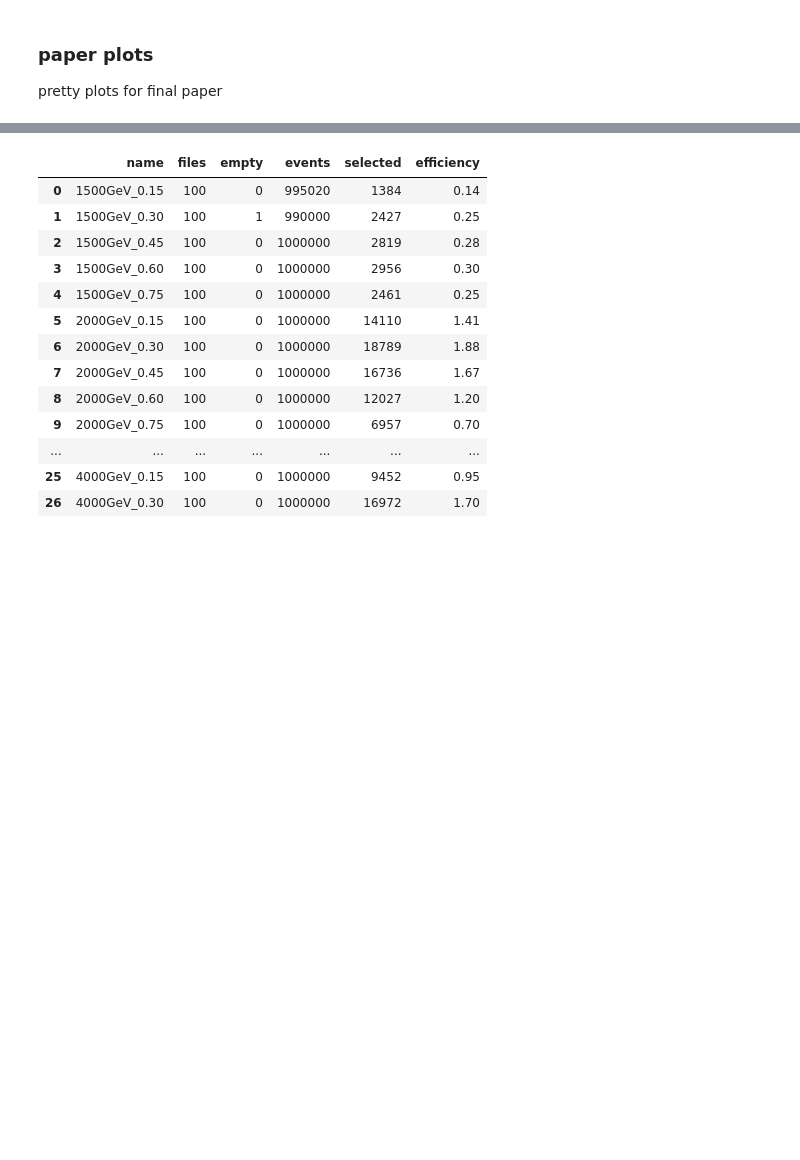
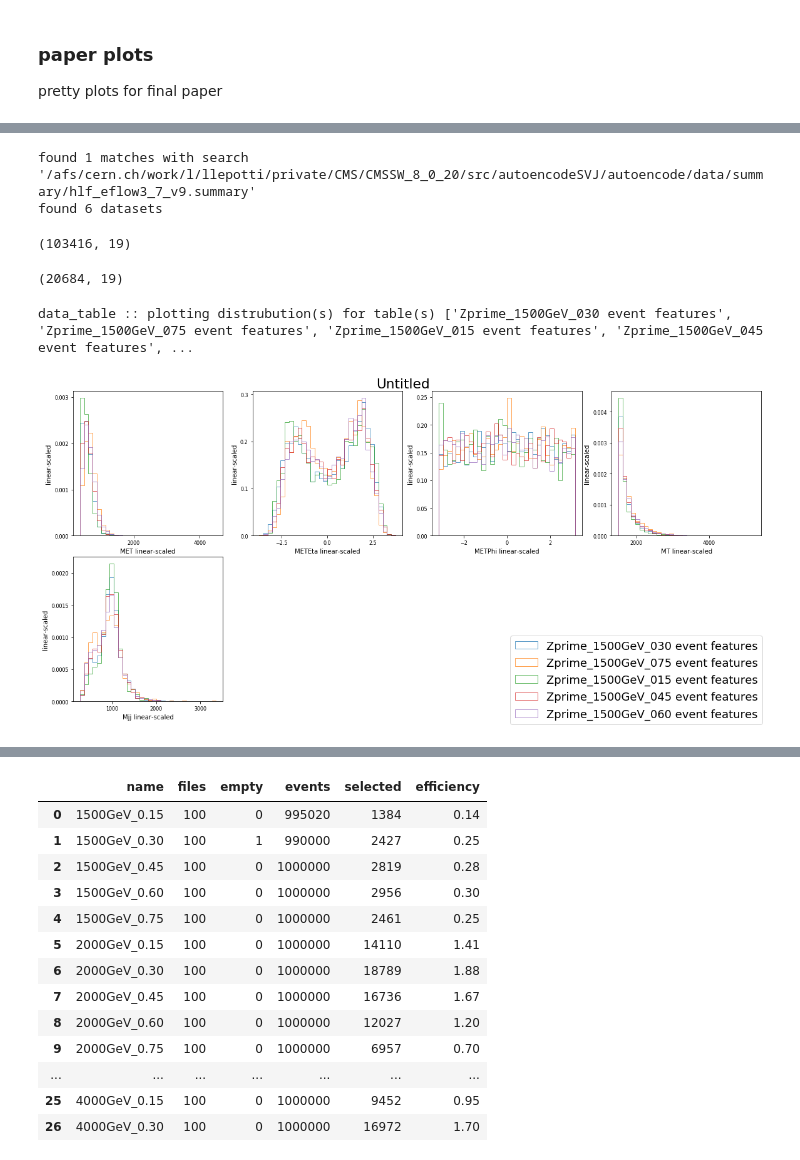
Before and after one commit to luclepot/SVJ, a Jupyter notebook: plots.ipynb, the cells around one changed output, grey strips where cells are left out. Saved outputs shown, nothing was run; the diff lists cells and outputs as text; code cells hidden in the pictures; blank space fills up the shorter version.

```diff
--- a/plots.ipynb
+++ b/plots.ipynb
@@ -16,0 +118,42 @@ plt.show()
+# %%
+%run autoencode/module/autoencodeSVJ/evaluate.py
+
+def ae_load(name):
+    sd = utils.load_summary(utils.summary_by_name(name))
+
+    (eflow,
+     hlf,
+     hlf_to_drop,
+     eflow_base,
+     seed,
+     qcd_path,
+     test_split) = [sd[k] for k in ['eflow', 'hlf', 'hlf_to_drop', 'eflow_base', 'seed', 'qcd_path', 'test_split']]
+
+    d = data_holder(
+        QCD=qcd_path,
+        **{os.path.basename(p): '{}/base_{}/*.h5'.format(p, eflow_base) for p in glob.glob('data/all_signals/*') if p.split('/')[-1].startswith('1500')}
+    )
+
+    d.load()
+
+    return d
+
+d = ae_load('hlf_eflow3_7_v9')
+# # d = data_holder(
+# #     QCD='data/background/base_3/*.h5',
+#     **{os.path.basename(p): '{}/base_3/*.h5'.format(p) for p in glob.glob('data/all_signals/*') if p.split('/')[-1].startswith('1500')}
+# )
+# d.load()
+
+# d.QCD.data = d.QCD
+# %% [output]
+found 1 matches with search '/afs/cern.ch/work/l/llepotti/private/CMS/CMSSW_8_0_20/src/autoencodeSVJ/autoencode/data/summary/hlf_eflow3_7_v9.summary'
+found 6 datasets
+# %%
+d.QCD.data.shape
+# %% [output]
+(103416, 19)
+# %%
+# d.Zprime_1500GeV_015._load()
+# d.QCD._load()
+d.load()
@@ -16,0 +162,9 @@ plt.show()
+# %%
+test.shape
+# %% [output]
+(20684, 19)
+# %%
+d.get('event')[0].plot(d.get('event')[1:], normed=1)
+# %% [output]
+data_table :: plotting distrubution(s) for table(s) ['Zprime_1500GeV_030 event features', 'Zprime_1500GeV_075 event features', 'Zprime_1500GeV_015 event features', 'Zprime_1500GeV_045 event features', ...
+[figure, added]
```
Also changed, not shown: parts of 17 cells of this notebook.
